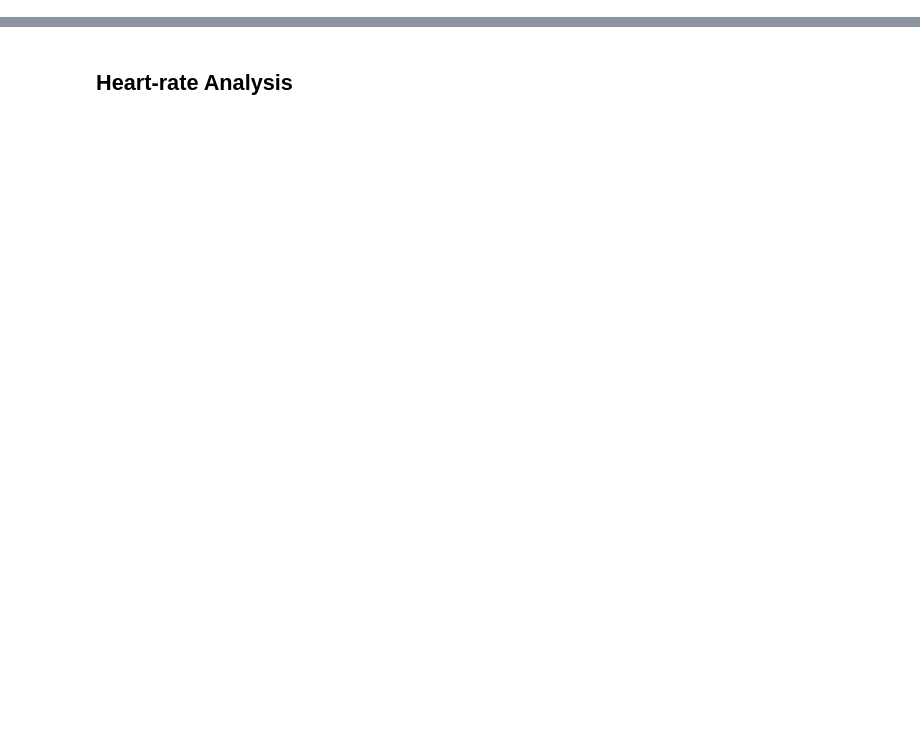
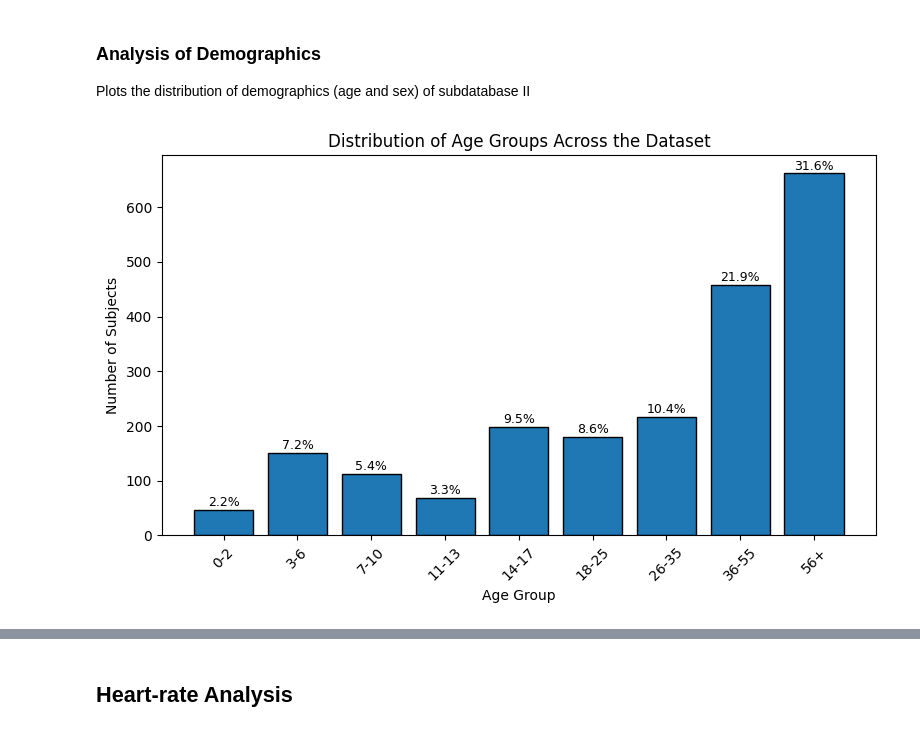
Before and after one commit to Beyza-Cinar/DiaData, a Jupyter notebook: Data_Exploration.ipynb, the cells around one changed output, grey strips where cells are left out. Saved outputs shown, nothing was run; the diff lists cells and outputs as text; code cells hidden in the pictures; blank space fills up the shorter version.

```diff
--- a/Data_Exploration.ipynb
+++ b/Data_Exploration.ipynb
@@ -375,0 +281,53 @@ plt.show()
+# %% [markdown]
+### Analysis of Demographics
+
+Plots the distribution of demographics (age and sex) of subdatabase II
+# %%
+# sorts by lower bound of the range since the plots are not ordered by the age range
+def get_lower_bound(range_str):
+    # extracts the first number of the age range, converts it to an integer, and returns the value
+    try:
+        return int(range_str.split("-")[0])
+    except:
+        return int(range_str.split("+")[0])
+# %%
+# plots the distribution of age groups across Subdataset I
+
+# first, the dataset is copied
+df = combined_subI.copy()
+# then, each PtID is extracted as well as the corresponding age group
+df_demo_only_ages = df.drop_duplicates(subset="PtID")[["PtID", "AgeGroup"]]
+
+# counts subjects per age group
+age_counts = df_demo_only_ages["AgeGroup"].value_counts().reset_index()
+age_counts.columns = ["age_range", "count"]
+
+# orders based on age groups by calling the "get_lower_bound()"" function
+age_counts["lower_bound"] = age_counts["age_range"].apply(get_lower_bound)
+age_counts = age_counts.sort_values("lower_bound")
+
+# count the number of subjects per age group
+total = age_counts["count"].sum()
+
+# calculates the percentage for plotting
+percentages = (age_counts["count"] / total * 100).round(1)
+
+# plots the bar plot of grouped ages
+plt.figure(figsize=(8, 5))
+bars = plt.bar(age_counts["age_range"], age_counts["count"], width=0.8, edgecolor="black")
+plt.title("Distribution of Age Groups Across the Dataset")
+plt.xlabel("Age Group")
+plt.ylabel("Number of Subjects")
+
+# adds percentage labels
+for bar, pct in zip(bars, percentages):
+    height = bar.get_height()
+    plt.text(bar.get_x() + bar.get_width() / 2, height + 1, f"{pct}%",
+                ha="center", va="bottom", fontsize=9)
+
+# layout
+plt.xticks(rotation=45)
+plt.tight_layout()
+plt.show()
+# %% [output]
+[figure, added]
```
Also changed, not shown: parts of 44 cells of this notebook, 2 other files.
